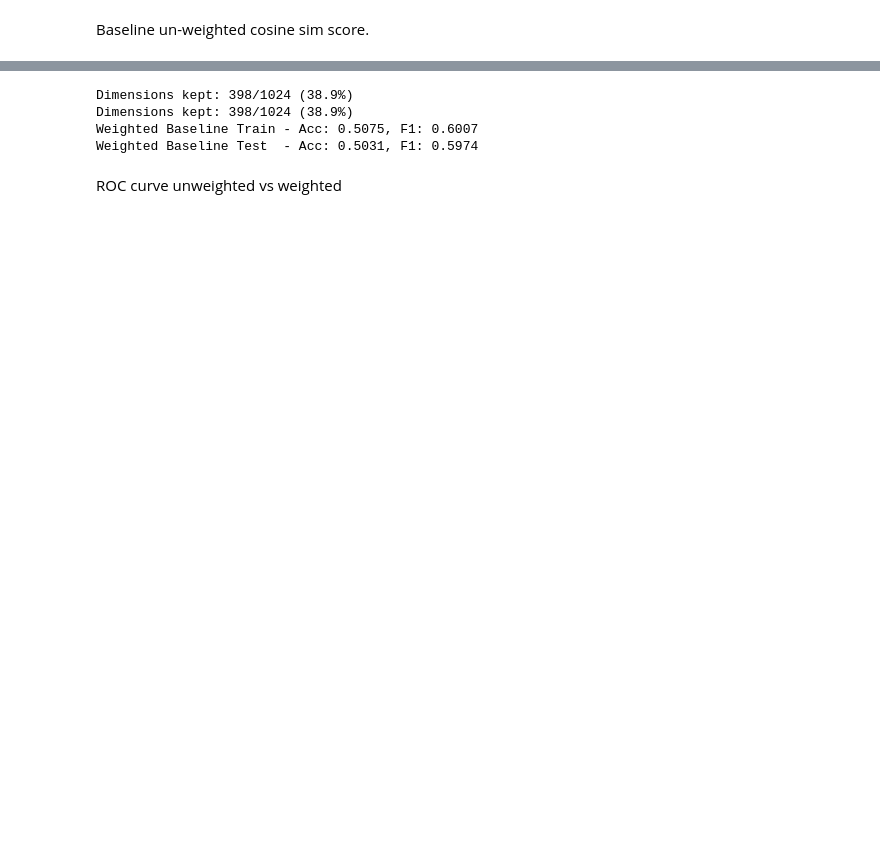
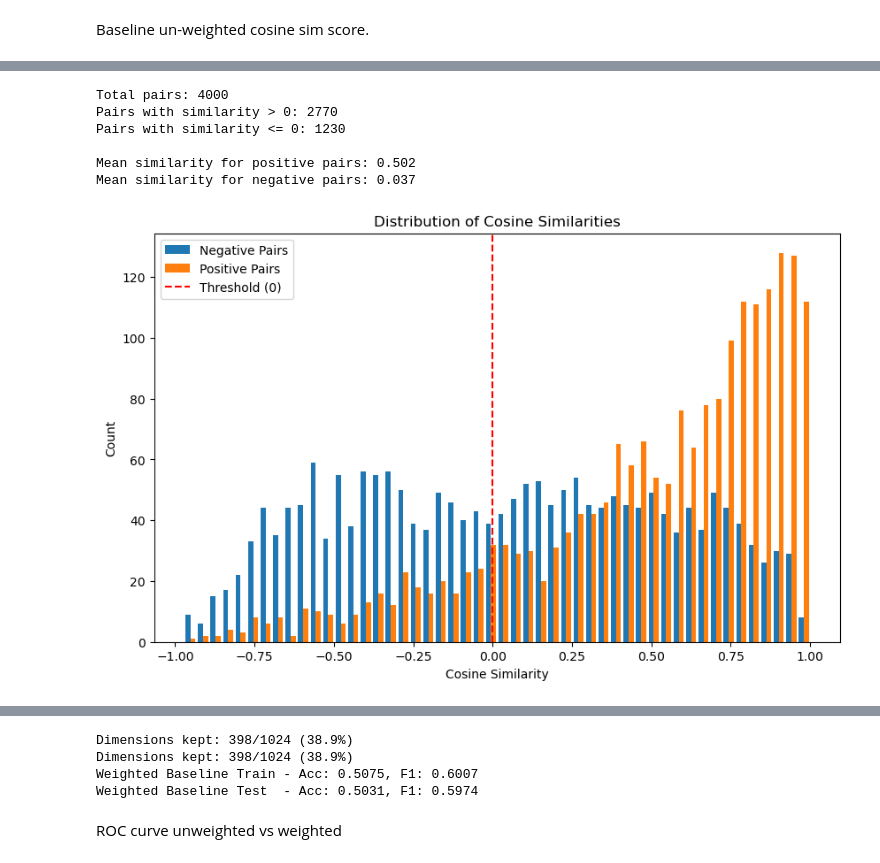
Before and after one commit to the-puzzler/simple-tuning-network-vectors-cosine, a Jupyter notebook: scripts/cosine_opt_sequence.ipynb, the cells around one changed output, grey strips where cells are left out. Cells and saved outputs as stored; diff of their text form; code cells hidden in the pictures; blank space fills up the shorter version.

```diff
--- a/scripts/cosine_opt_sequence.ipynb
+++ b/scripts/cosine_opt_sequence.ipynb
@@ -365 +408,61 @@ print(f'Unweighted Baseline Eval - Acc: {train_acc:.4f}, F1: {train_f1:.4f}')
 Unweighted Baseline Eval - Acc: 0.5000, F1: 0.6667
+# %%
+def analyze_cosine_similarities(pairs_data, embeddings, learned_weights=None, modelNN=None):
+    all_similarities = []
+    positive_similarities = []
+    negative_similarities = []
+    count_over_threshold = 0
+
+    for i, j, label in pairs_data:
+        emb1 = embeddings[i].unsqueeze(0)
+        emb2 = embeddings[j].unsqueeze(0)
+
+        # Apply learned weights if provided
+        if learned_weights is not None:
+            emb1 = emb1 * learned_weights
+            emb2 = emb2 * learned_weights
+
+        # Apply neural network projection if provided
+        if modelNN is not None:
+            # Use the projection part of the network without the sigmoid
+            emb1 = modelNN.projection(emb1)
+            emb2 = modelNN.projection(emb2)
+
+        cos_sim = nn.functional.cosine_similarity(emb1, emb2).item()
+        all_similarities.append(cos_sim)
+
+        if cos_sim > 0:
+            count_over_threshold += 1
+
+        if label == 1:
+            positive_similarities.append(cos_sim)
+        else:
+            negative_similarities.append(cos_sim)
+
+    import matplotlib.pyplot as plt
+
+    plt.figure(figsize=(10, 6))
+    plt.hist([negative_similarities, positive_similarities], label=['Negative Pairs', 'Positive Pairs'], bins=50)
+    plt.axvline(x=0, color='r', linestyle='--', label='Threshold (0)')
+    plt.xlabel('Cosine Similarity')
+    plt.ylabel('Count')
+    plt.title('Distribution of Cosine Similarities')
+    plt.legend()
+
+    print(f"Total pairs: {len(pairs_data)}")
+    print(f"Pairs with similarity > 0: {count_over_threshold}")
+    print(f"Pairs with similarity <= 0: {len(pairs_data) - count_over_threshold}")
+    print(f"\nMean similarity for positive pairs: {np.mean(positive_similarities):.3f}")
+    print(f"Mean similarity for negative pairs: {np.mean(negative_similarities):.3f}")
+
+    return all_similarities
+
+_ = analyze_cosine_similarities(eval_pairs_data, embeddings, modelNN = modelNN)
+# %% [output]
+Total pairs: 4000
+Pairs with similarity > 0: 2770
+Pairs with similarity <= 0: 1230
+
+Mean similarity for positive pairs: 0.502
+Mean similarity for negative pairs: 0.037
+[figure, added]
```
Also changed, not shown: parts of 15 cells of this notebook, 6 other files.
